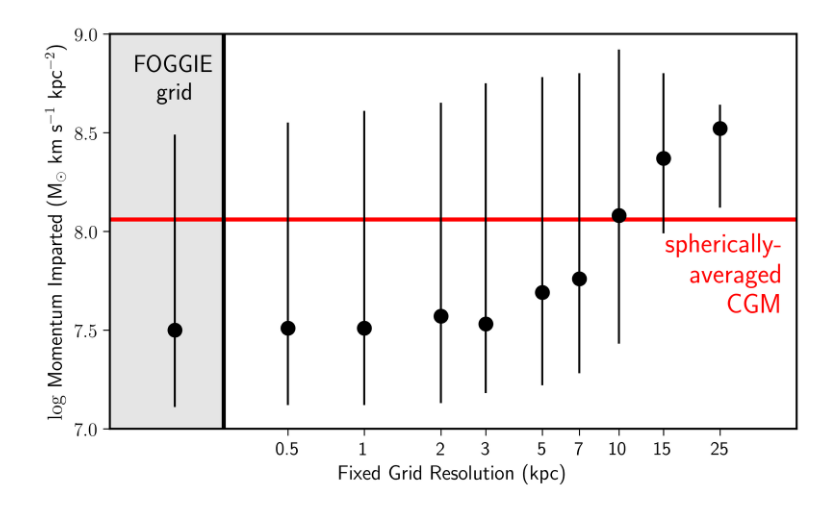
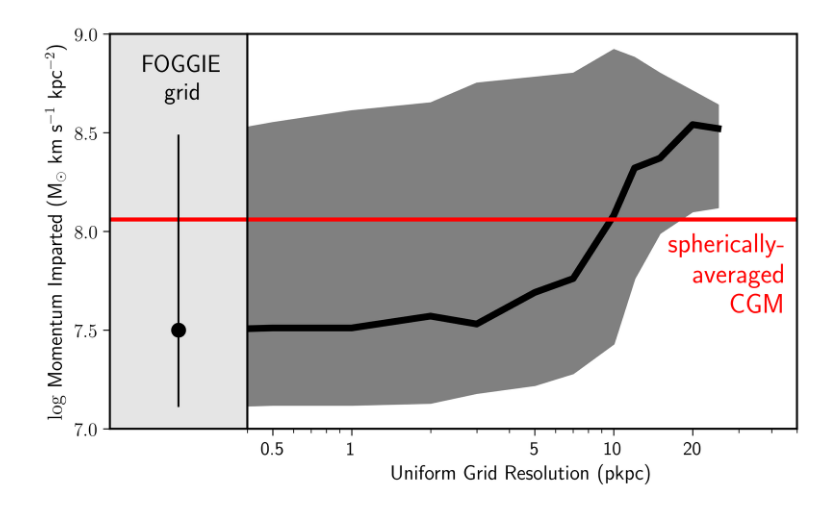
Before and after one commit to foggie-sims/foggie, a Jupyter notebook: foggie/satellites/for_paper/response/plot_resolution.ipynb, the cells around one changed output. Cells and saved outputs as stored; diff of their text form; code cells hidden in the pictures.

```diff
--- a/foggie/satellites/for_paper/response/plot_resolution.ipynb
+++ b/foggie/satellites/for_paper/response/plot_resolution.ipynb
@@ -4,9 +4,10 @@ import matplotlib.pyplot as plt
 plt.rcParams['ytick.major.size'] = 5
 plt.rcParams['ytick.labelsize'] = 14
 plt.rcParams['xtick.major.size'] = 5
+plt.rcParams['xtick.minor.size'] = 3
 plt.rcParams['xtick.labelsize'] = 14
 
-results = [('halo_008508', 0.18 , 0.14, 1.58, 6.80,  7.11,  7.50,  8.49,  9.23,  8.06),
+results = [('halo_008508', 0.17 , 0.14, 1.58, 6.80,  7.11,  7.50,  8.49,  9.23,  8.06),
            ('halo_008508', 0.50 , 0.14, 1.58, 6.81,  7.12,  7.51,  8.55,  9.13,  8.06),
            ('halo_008508', 1.00 , 0.14, 1.58, 6.82,  7.12,  7.51,  8.61,  9.03,  8.06),
            ('halo_008508', 2.00 , 0.14, 1.58, 6.88,  7.13,  7.57,  8.65,  9.02,  8.06),
@@ -14,65 +15,88 @@ results = [('halo_008508', 0.18 , 0.14, 1.58, 6.80,  7.11,  7.50,  8.49,  9.23,
            ('halo_008508', 5.00 , 0.14, 1.58, 7.10,  7.22,  7.69,  8.78,  9.22,  8.06),
            ('halo_008508', 7.00 , 0.14, 1.58, 7.13,  7.28,  7.76,  8.80,  9.19,  8.06),
            ('halo_008508', 10.00, 0.14, 1.58, 7.30,  7.43,  8.08,  8.92,  9.06,  8.06),
+           ('halo_008508', 12.00, 0.14, 1.58, 7.32,  7.76,  8.32,  8.88,  9.00,  8.06),
            ('halo_008508', 15.00, 0.14, 1.58, 7.64,  7.99,  8.37,  8.80,  8.92,  8.06),
+           ('halo_008508', 20.00, 0.14, 1.58, 7.30,  8.10,  8.54,  8.71,  8.79,  8.06),
            ('halo_008508', 25.00, 0.14, 1.58, 7.85,  8.12,  8.52,  8.64,  8.71,  8.06)]
 # %%
-fig, ax = plt.subplots(1,1, figsize = (8,5))
+#fig, ax = plt.subplots(1,1, figsize = (8,5))
 
-if True:
+
+fig = plt.figure(figsize = (8,5))
+ax1 = plt.subplot2grid((1, 5), (0, 0), colspan=1)
+ax2 = plt.subplot2grid((1, 5), (0, 1), colspan=4)
+
+
+if False:
     for res in results:
         ax.errorbar(res[1], res[6], yerr = [[res[6] - res[5]], [res[7] - res[6]]], \
                     fmt = 'o', color = 'black', zorder = 10, markersize = 10)
 else:
-    xs = np.array([res[1] for res in results[1:]])
-    y0 = np.array([res[5] for res in results[1:]])
-    y1 = np.array([res[6] for res in results[1:]])
-    y2 = np.array([res[7] for res in results[1:]])
+    res = results[0]
+    ax1.errorbar(res[1], res[6], yerr = [[res[6] - res[5]], [res[7] - res[6]]], \
+                 fmt = 'o', color = 'black', zorder = 10, markersize = 10)
+    xs = np.array([res[1] for res in results])
+    y0 = np.array([res[5] for res in results])
+    y1 = np.array([res[6] for res in results])
+    y2 = np.array([res[7] for res in results])
+
+    xs[0] = 0.28
+
+    ax2.fill_between(xs, y0, y2, color = 'grey')
+    ax2.plot(xs, y1, color = 'black', linewidth = 5)
+
+ax1.set_ylabel(r'$\log$ Momentum Imparted (M$_{\odot}$ km s$^{-1}$ kpc$^{-2}$)')
+ax2.set_xlabel('Uniform Grid Resolution (pkpc)')
+
+for ax in [ax1, ax2]:
+    ax.minorticks_off()
+
+    ax.axhline(y = 8.06, color = 'red', linewidth = 3., xmin = 0.0, xmax = 1.0)
+    ax.set_ylim(7.0, 9)
+
+if False:
+    ax2.set_xlim(0.4, 28)
+    #ax.set_scale('symlog', linx)
+else:
+    ax2.set_xlim(0.4, 50)
+    ax2.set_xscale('log')
 
 
-    ax.fill_between(xs, y0, y2, color = 'grey')
-    ax.plot(xs, y1, color = 'black')
-
-ax.set_ylabel(r'$\log$ Momentum Imparted (M$_{\odot}$ km s$^{-1}$ kpc$^{-2}$)')
-ax.set_xlabel('Fixed Grid Resolution (kpc)')
-
-ax.set_ylim(7.0, 9)
-if False:
-    ax.set_xlim(0.1, 28)
-else:
-    ax.set_xlim(0.1, 50)
-    ax.set_xscale('log')
-
 xtcks = [res[1] for res in results[1:]]
-xtcklabels = ['%i'%res[1] for res in results[1:]]
-ax.set_xticks(xtcks)
+xtcks = [0.5,1, 5, 10, 20]
+xtcklabels = ['%i'%xtck for xtck in xtcks]
+ax2.set_xticks(xtcks)
 
 #xtcklabels[0] = 'true\nFOGGIE\nresolution'
 xtcklabels[0] = '0.5'
-ax.set_xticklabels(xtcklabels)
+ax2.set_xticklabels(xtcklabels)
 #ax.annotate('Tempest, z=2\nFree Fall Trajectories', (0.98, 0.04), \
 #            xycoords = 'axes fraction', color = 'black',
 #            ha = 'right', va = 'bottom', fontsize = 20, fontweight = 'bold')
-ax.annotate('FOGGIE\ngrid', (0.18, 8.9), \
+ax1.annotate('FOGGIE\ngrid', (0.18, 8.9), \
             xycoords = 'data', color = 'black',
             ha = 'center', va = 'top', fontsize = 18)
 
 
 
-ax.annotate('spherically-\naveraged\nCGM', (0.98, 0.50), \
+ax2.annotate('spherically-\naveraged\nCGM', (0.98, 0.50), \
             xycoords = 'axes fraction', color = 'red',
             ha = 'right', va = 'top', fontsize = 20)
-ax.axhline(y = 8.06, color = 'red', linewidth = 3., xmin = 0.0, xmax = 1.0)
-ax.axvline(x = 0.28, color = 'black', linewidth = 3, ymin = 0.0, ymax = 1.0)
-axvspan(xmin = 0.01, xmax = 0.28, color = 'grey', alpha = 0.2)
+#ax.axvline(x = 0.28, color = 'black', linewidth = 5, ymin = 0.0, ymax = 1.0)
+
+ax1.axvspan(xmin = 0.00, xmax = 0.34, color = 'grey', alpha = 0.2)
+ax1.set_xlim(0, 0.34)
 
 
-ax.set_yticks(np.arange(7, 9.5, 0.5))
-ax.minorticks_off()
+ax1.set_yticks(np.arange(7, 9.5, 0.5))
+ax1.set_xticks([])
+ax2.set_yticks([])
 fig.set_dpi(300)
 fig.tight_layout()
+fig.subplots_adjust(wspace = 0.0)
 fig.savefig('/Users/rsimons/Dropbox/foggie/figures/for_paper/resolution_cumulative_mom.png')
 # %% [output]
-[figure, old version]
+[figure, new version]
 # %%
 ax.boxplot?
```
Also changed, not shown: 2 other files.
